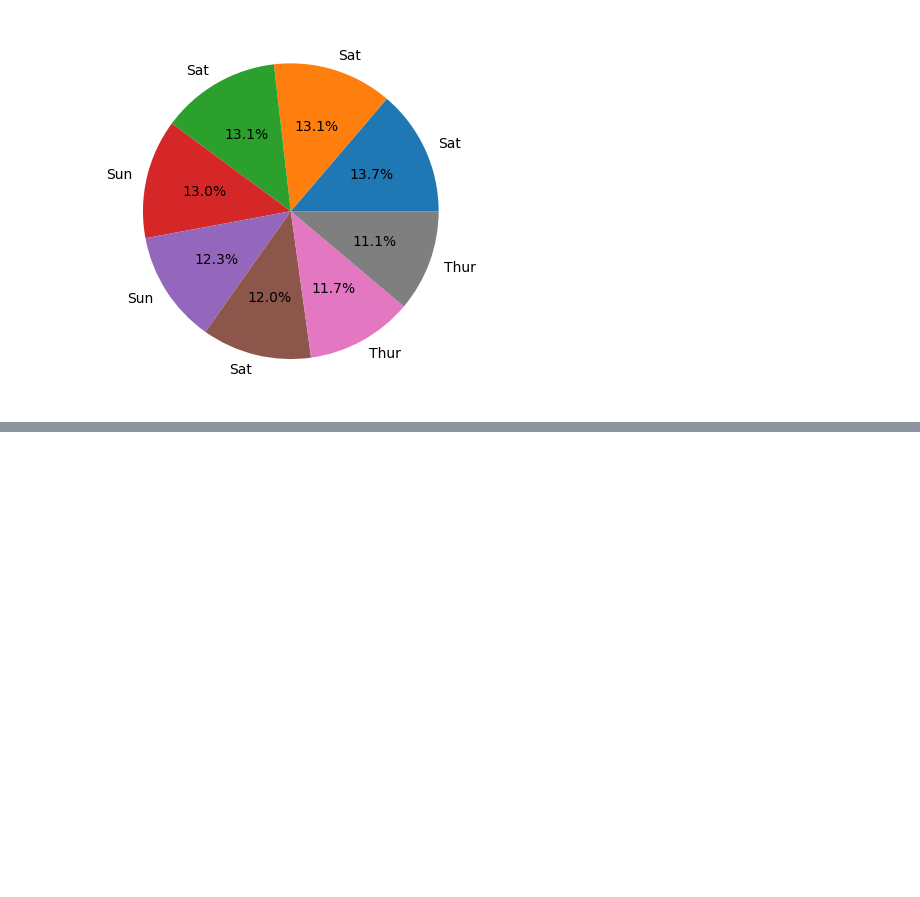
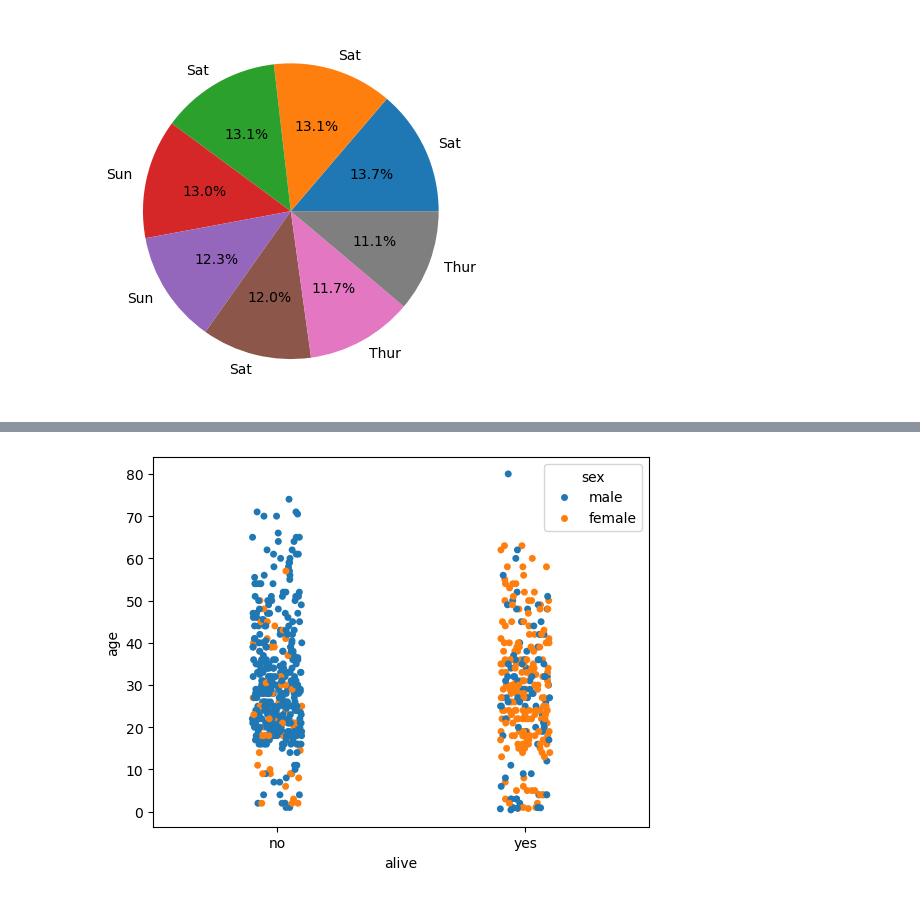
Before and after one commit to Wasiqmanzoor90/Garbage-Data, a Jupyter notebook: Metaplolib/index.ipynb, the cells around one changed output, grey strips where cells are left out. Drawn from its saved outputs; the diff is of its cells as text; code cells hidden in the pictures; blank space fills up the shorter version.

Commit message:
stripplot

```diff
--- a/Metaplolib/index.ipynb
+++ b/Metaplolib/index.ipynb
@@ -171,0 +236,3 @@ plt.show
+# %%
+tit = sns.load_dataset('titanic')
+tit.head()
@@ -171,0 +246,6 @@ plt.show
+# %%
+sns.stripplot(x='alive',y='age',data=tit ,hue='sex')
+plt.legend(title='sex')
+plt.show()
+# %% [output]
+[figure, added]
```
Also changed, not shown: parts of 10 cells of this notebook.
